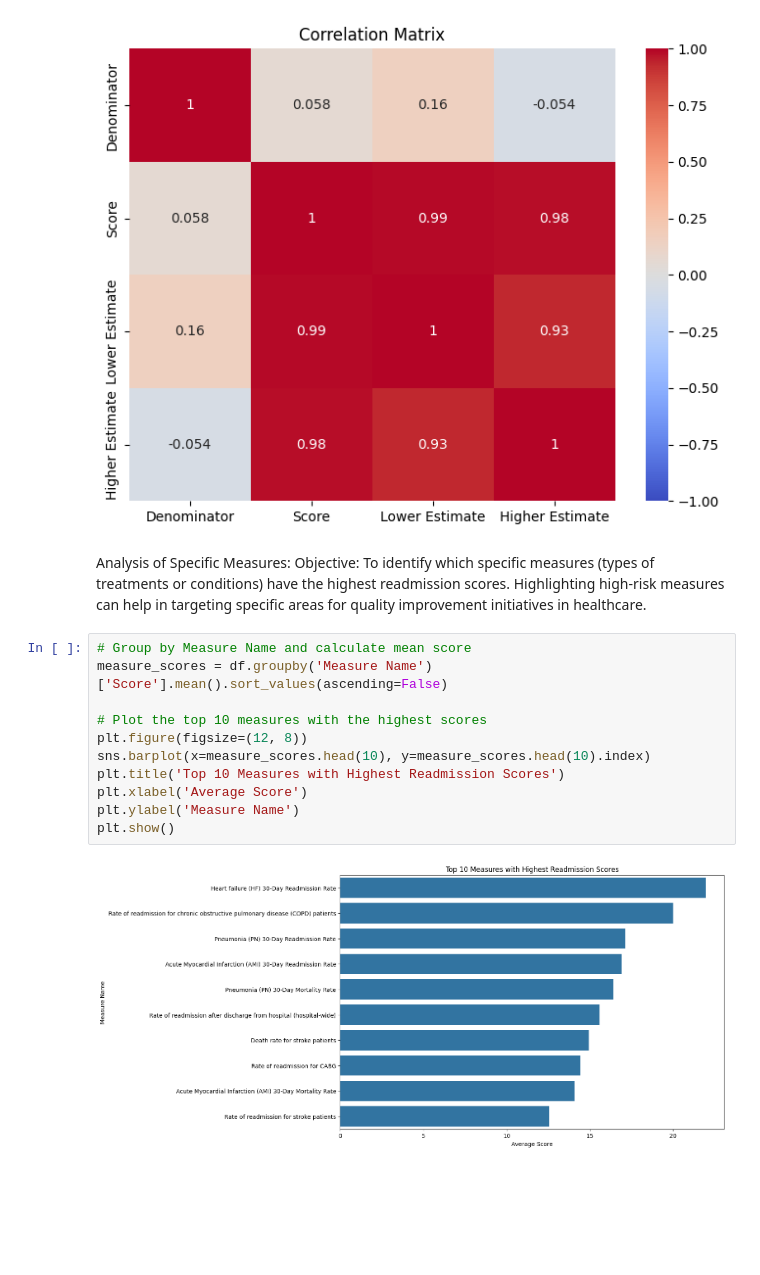
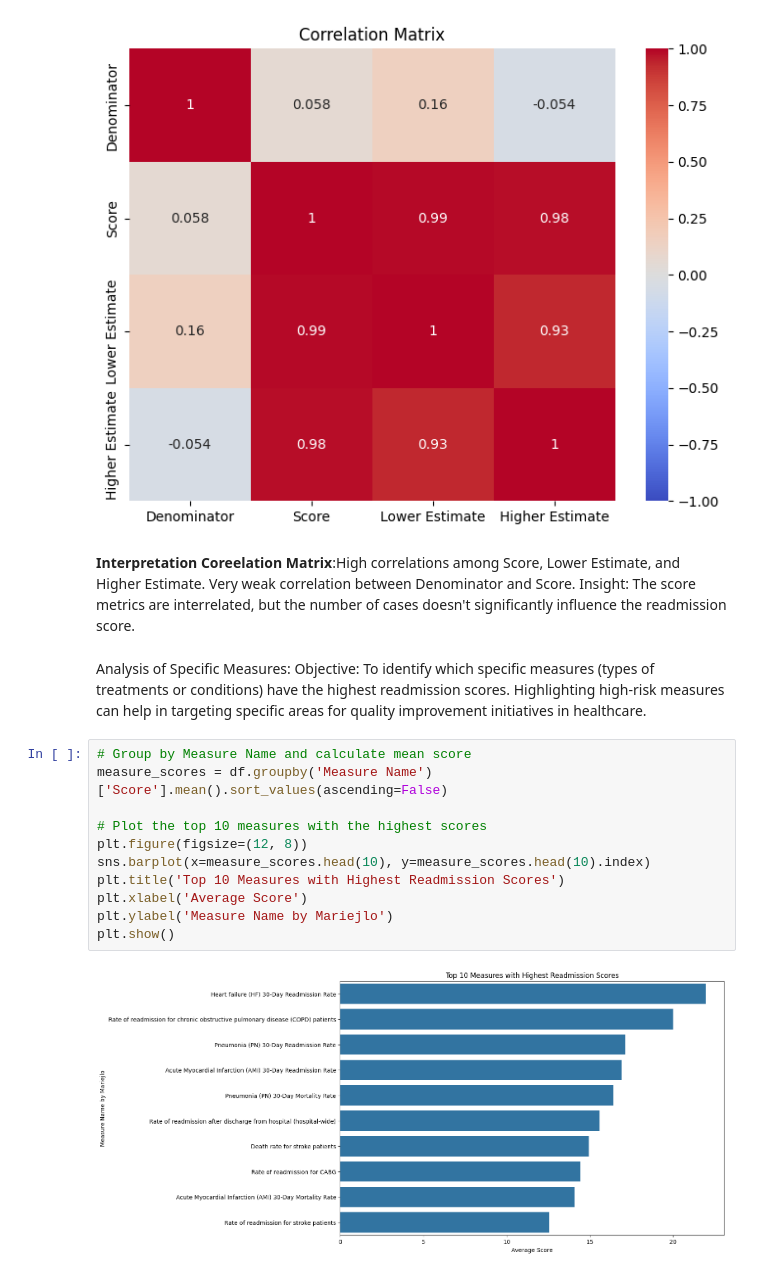
Before and after one commit to Mariejlo/Data-analytics-projects-, a Jupyter notebook: Telemedicine.ipynb, the cells around one changed output. Saved outputs shown, nothing was run; the diff lists cells and outputs as text; blank space fills up the shorter version.

```diff
--- a/Telemedicine.ipynb
+++ b/Telemedicine.ipynb
@@ -319,6 +324,9 @@ plt.title('Correlation Matrix')
 plt.show()
 # %% [output]
 [figure]
+# %% [markdown]
+**Interpretation Coreelation Matrix**:High correlations among Score, Lower Estimate, and Higher Estimate. Very weak correlation between Denominator and Score.
+Insight: The score metrics are interrelated, but the number of cases doesn't significantly influence the readmission score.
 # %% [markdown]
 Analysis of Specific Measures:
 Objective: To identify which specific measures (types of treatments or conditions) have the highest readmission scores.
@@ -326,13 +334,13 @@ Highlighting high-risk measures can help in targeting specific areas for quality
 # %%
 # Group by Measure Name and calculate mean score
 measure_scores = df.groupby('Measure Name')['Score'].mean().sort_values(ascending=False)
 
 # Plot the top 10 measures with the highest scores
 plt.figure(figsize=(12, 8))
 sns.barplot(x=measure_scores.head(10), y=measure_scores.head(10).index)
 plt.title('Top 10 Measures with Highest Readmission Scores')
 plt.xlabel('Average Score')
-plt.ylabel('Measure Name')
+plt.ylabel('Measure Name by Mariejlo')
 plt.show()
 # %% [output]
-[figure, old version]
+[figure, new version]
```
Also changed, not shown: parts of 27 cells of this notebook.
